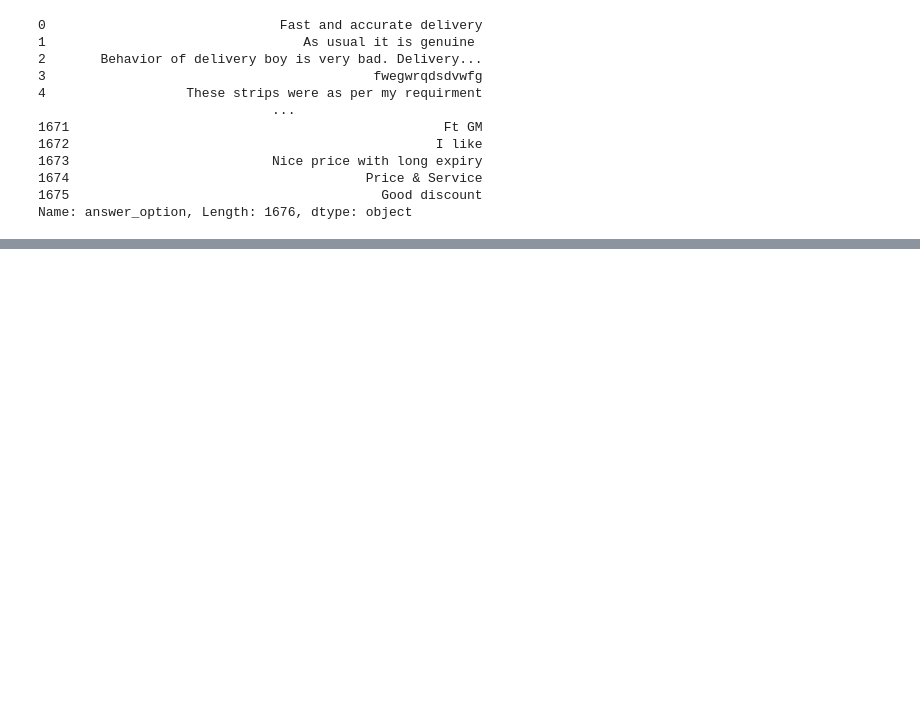
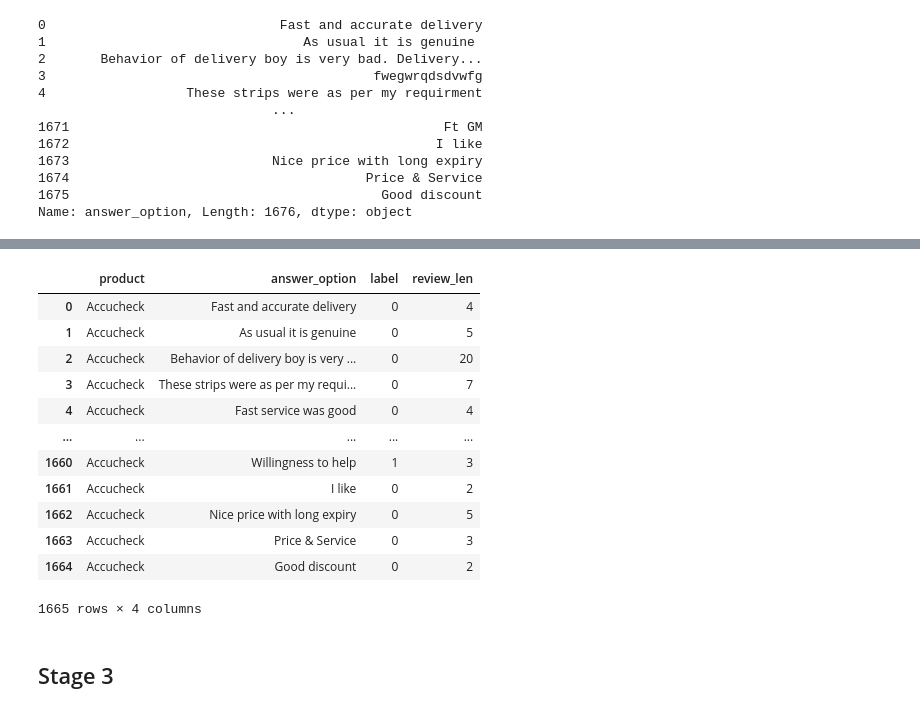
Before and after one commit to deepshika-sharma/E-commerce-product-review-analysis, a Jupyter notebook: eda.ipynb, the cells around one changed output, grey strips where cells are left out. Drawn from its saved outputs; the diff is of its cells as text; code cells hidden in the pictures; blank space fills up the shorter version.

```diff
--- a/eda.ipynb
+++ b/eda.ipynb
@@ -232,0 +217,3 @@ print(doc._.language)
+# %%
+# remove the bad reviews
+train = train.drop(bad_reviews).reset_index(drop=True)
@@ -232,0 +228,7 @@ print(doc._.language)
+# %%
+bad_reviews = []
+
+for idx in train.index:
+    review = train.at[idx, 'answer_option']
+    if rf.gibberish_detection(review, prefix_path='./utils'):
+        bad_reviews.append(idx)
@@ -232,0 +251,22 @@ print(doc._.language)
+# %%
+train = train.drop(bad_reviews)
+# %%
+train = train.reset_index(drop=True)
+# %%
+train
+# %% [output]
+|  | product | answer_option | label | review_len |
+| 0 | Accucheck | Fast and accurate delivery | 0 | 4 |
+| 1 | Accucheck | As usual it is genuine | 0 | 5 |
+| 2 | Accucheck | Behavior of delivery boy is very ... | 0 | 20 |
+| 3 | Accucheck | These strips were as per my requi... | 0 | 7 |
+| 4 | Accucheck | Fast service was good | 0 | 4 |
+| ... | ... | ... | ... | ... |
+| 1660 | Accucheck | Willingness to help | 1 | 3 |
+| 1661 | Accucheck | I like | 0 | 2 |
+| 1662 | Accucheck | Nice price with long expiry | 0 | 5 |
+| 1663 | Accucheck | Price & Service | 0 | 3 |
+| 1664 | Accucheck | Good discount | 0 | 2 |
+1665 rows × 4 columns
+# %% [markdown]
+## Stage 3
```
Also changed, not shown: parts of 17 cells of this notebook, 3 other files.
